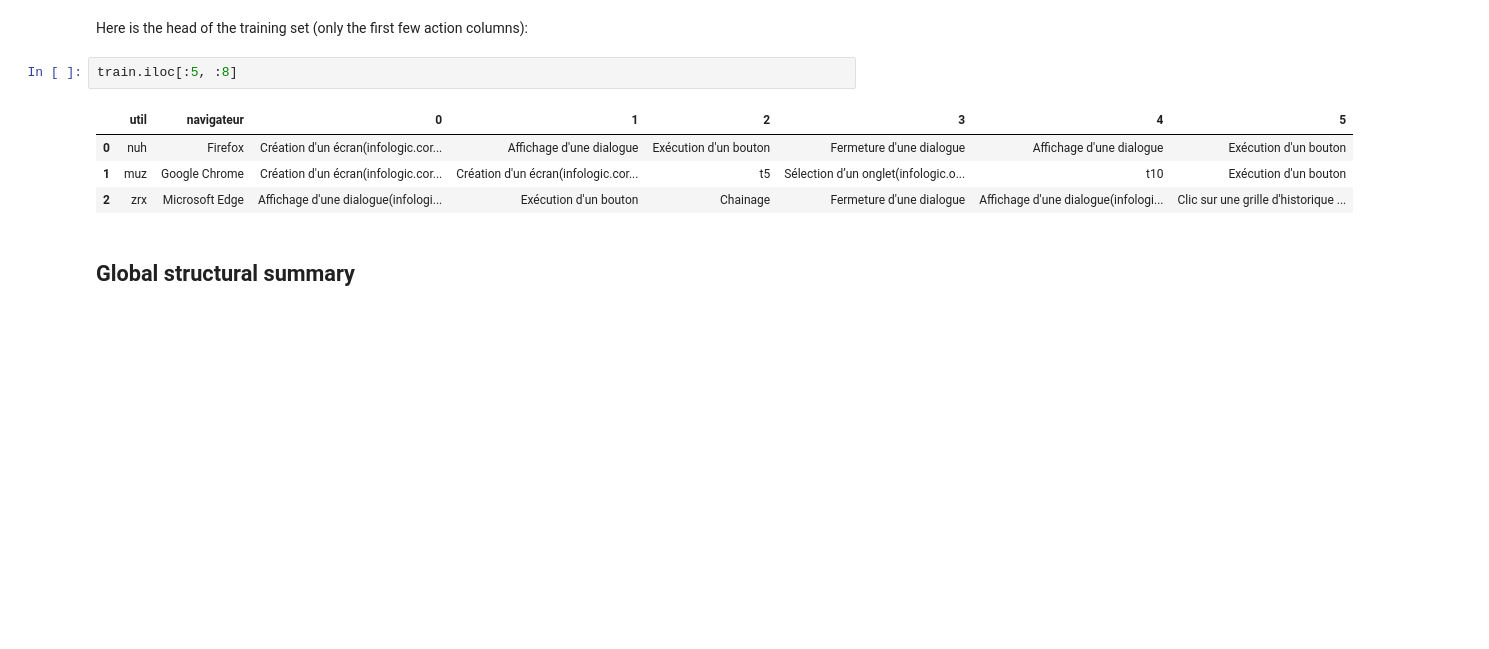
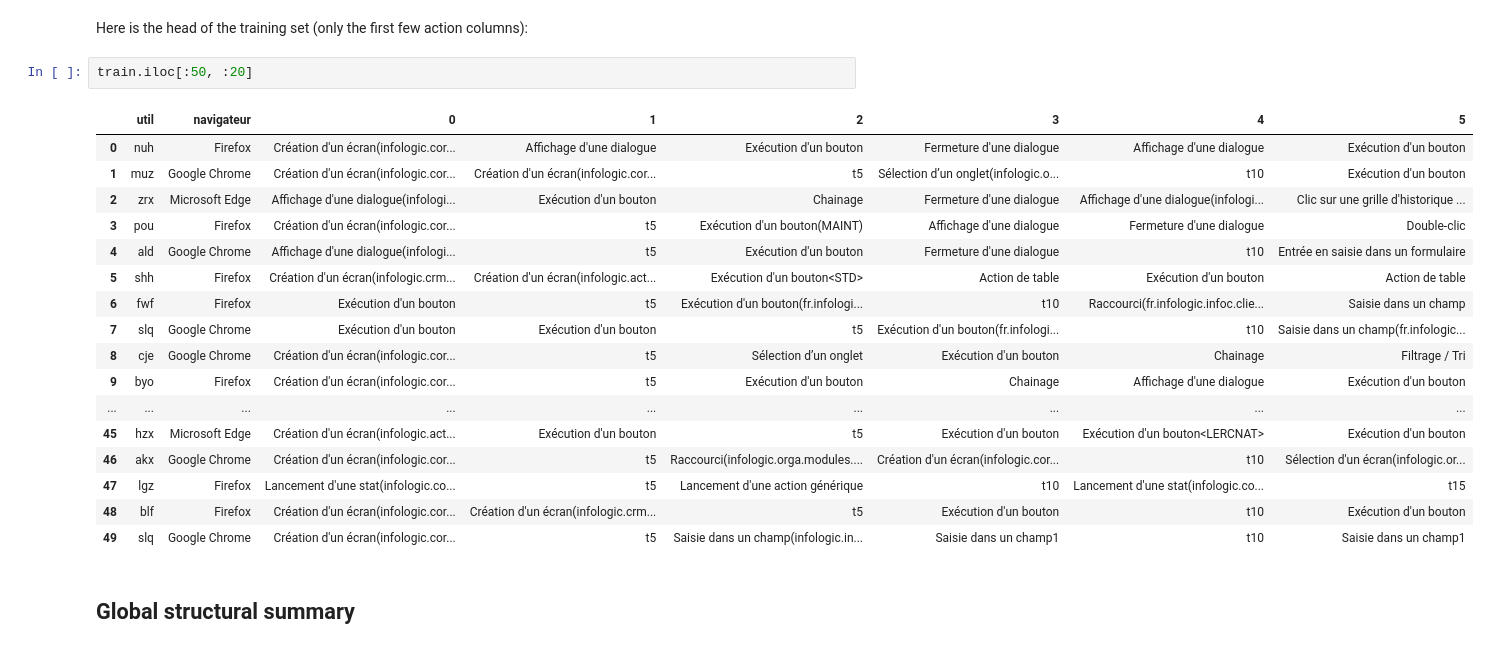
Before and after one commit to AM1N8/BE_MachineLearning, a Jupyter notebook: Notebooks/EDA_01_data_overview.ipynb, the cells around one changed output. Drawn from its saved outputs; the diff is of its cells as text; blank space fills up the shorter version.

```diff
--- a/Notebooks/EDA_01_data_overview.ipynb
+++ b/Notebooks/EDA_01_data_overview.ipynb
@@ -33,12 +33,25 @@ train: (3279, 14470) | test: (324, 7726)
 # %% [markdown]
 Here is the head of the training set (only the first few action columns):
 # %%
-train.iloc[:5, :8]
+train.iloc[:50, :20]
 # %% [output]
 |  | util | navigateur | 0 | 1 | 2 | 3 | 4 | 5 |
 | 0 | nuh | Firefox | Création d'un écran(infologic.cor... | Affichage d'une dialogue | Exécution d'un bouton | Fermeture d'une dialogue | Affichage d'une dialogue | Exécution d'un bouton |
 | 1 | muz | Google Chrome | Création d'un écran(infologic.cor... | Création d'un écran(infologic.cor... | t5 | Sélection d’un onglet(infologic.o... | t10 | Exécution d'un bouton |
 | 2 | zrx | Microsoft Edge | Affichage d'une dialogue(infologi... | Exécution d'un bouton | Chainage | Fermeture d'une dialogue | Affichage d'une dialogue(infologi... | Clic sur une grille d'historique ... |
+| 3 | pou | Firefox | Création d'un écran(infologic.cor... | t5 | Exécution d'un bouton(MAINT) | Affichage d'une dialogue | Fermeture d'une dialogue | Double-clic |
+| 4 | ald | Google Chrome | Affichage d'une dialogue(infologi... | t5 | Exécution d'un bouton | Fermeture d'une dialogue | t10 | Entrée en saisie dans un formulaire |
+| 5 | shh | Firefox | Création d'un écran(infologic.crm... | Création d'un écran(infologic.act... | Exécution d'un bouton<STD> | Action de table | Exécution d'un bouton | Action de table |
+| 6 | fwf | Firefox | Exécution d'un bouton | t5 | Exécution d'un bouton(fr.infologi... | t10 | Raccourci(fr.infologic.infoc.clie... | Saisie dans un champ |
+| 7 | slq | Google Chrome | Exécution d'un bouton | Exécution d'un bouton | t5 | Exécution d'un bouton(fr.infologi... | t10 | Saisie dans un champ(fr.infologic... |
+| 8 | cje | Google Chrome | Création d'un écran(infologic.cor... | t5 | Sélection d’un onglet | Exécution d'un bouton | Chainage | Filtrage / Tri |
+| 9 | byo | Firefox | Création d'un écran(infologic.cor... | t5 | Exécution d'un bouton | Chainage | Affichage d'une dialogue | Exécution d'un bouton |
+| ... | ... | ... | ... | ... | ... | ... | ... | ... |
+| 45 | hzx | Microsoft Edge | Création d'un écran(infologic.act... | Exécution d'un bouton | t5 | Exécution d'un bouton | Exécution d'un bouton<LERCNAT> | Exécution d'un bouton |
+| 46 | akx | Google Chrome | Création d'un écran(infologic.cor... | t5 | Raccourci(infologic.orga.modules.... | Création d'un écran(infologic.cor... | t10 | Sélection d'un écran(infologic.or... |
+| 47 | lgz | Firefox | Lancement d'une stat(infologic.co... | t5 | Lancement d'une action générique | t10 | Lancement d'une stat(infologic.co... | t15 |
+| 48 | blf | Firefox | Création d'un écran(infologic.cor... | Création d'un écran(infologic.crm... | t5 | Exécution d'un bouton | t10 | Exécution d'un bouton |
+| 49 | slq | Google Chrome | Création d'un écran(infologic.cor... | t5 | Saisie dans un champ(infologic.in... | Saisie dans un champ1 | t10 | Saisie dans un champ1 |
 # %% [markdown]
 ## Global structural summary
 # %%
```
Also changed, not shown: 1 other file.
